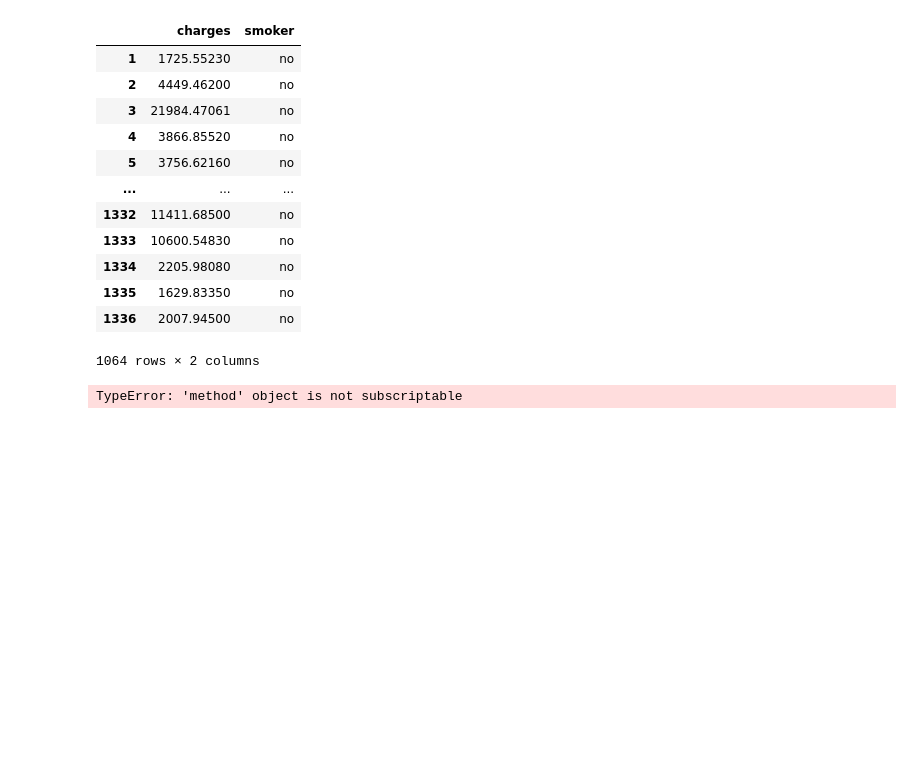
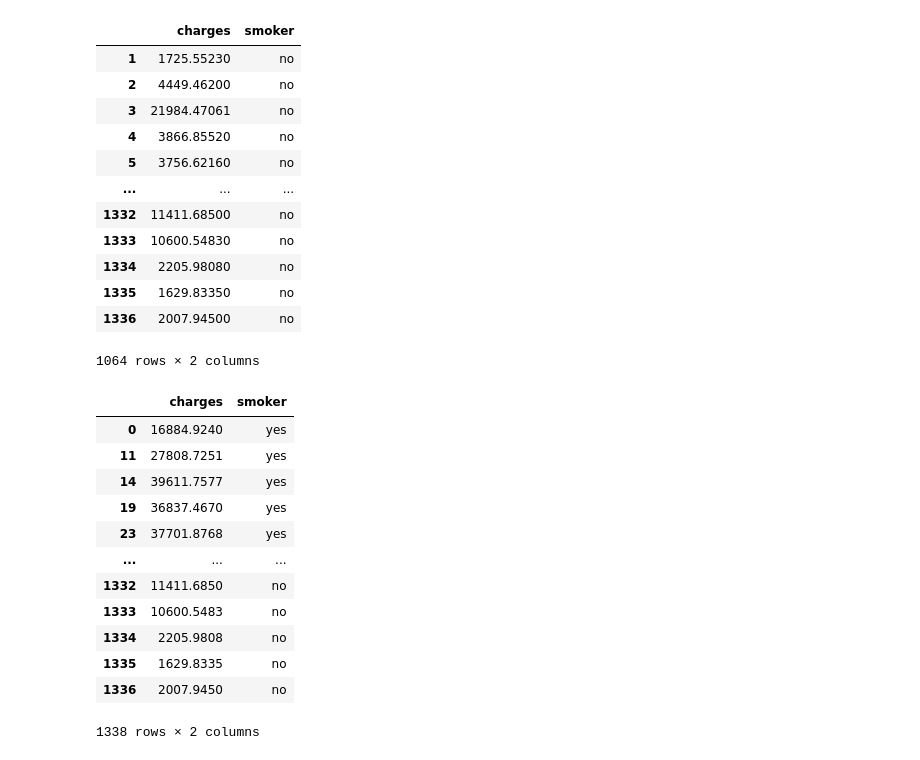
Before and after one commit to evany24/Hypothesis-Testing-with-Insurance-Data-Core, a Jupyter notebook: Hypothesis Testing Core.ipynb, the cells around one changed output. Saved outputs shown, nothing was run; the diff lists cells and outputs as text; code cells hidden in the pictures; blank space fills up the shorter version.

```diff
--- a/Hypothesis Testing Core.ipynb
+++ b/Hypothesis Testing Core.ipynb
@@ -88,11 +100,3 @@ nosmoke_charges
 | 1335 | 1629.83350 | no |
 | 1336 | 2007.94500 | no |
 1064 rows × 2 columns
-# %%
-data = smokers['']
-mean = np.mean(data)
-std = np.std(data)
-min = np.min(data)
-max = np.max(data)
-# %% [output]
-TypeError: 'method' object is not subscriptable
@@ -102,0 +103,17 @@ ax.set_title("Smokers Charges (Values)");
+# %%
+combined_df = pd.concat([smokes_charges, nosmoke_charges], axis=0)
+combined_df
+# %% [output]
+|  | charges | smoker |
+| 0 | 16884.9240 | yes |
+| 11 | 27808.7251 | yes |
+| 14 | 39611.7577 | yes |
+| 19 | 36837.4670 | yes |
+| 23 | 37701.8768 | yes |
+| ... | ... | ... |
+| 1332 | 11411.6850 | no |
+| 1333 | 10600.5483 | no |
+| 1334 | 2205.9808 | no |
+| 1335 | 1629.8335 | no |
+| 1336 | 2007.9450 | no |
+1338 rows × 2 columns
```
Also changed, not shown: parts of 59 cells of this notebook.
